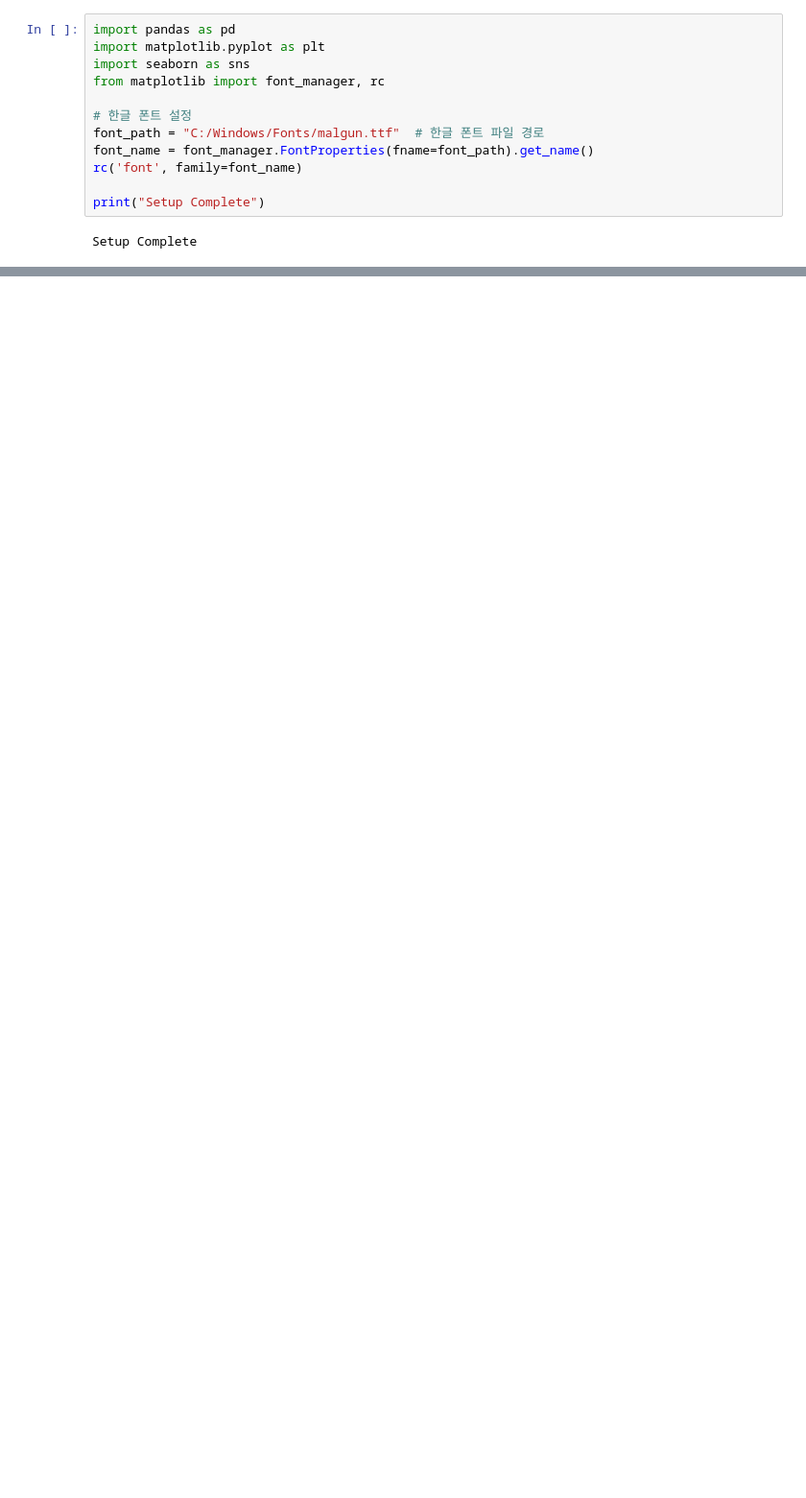
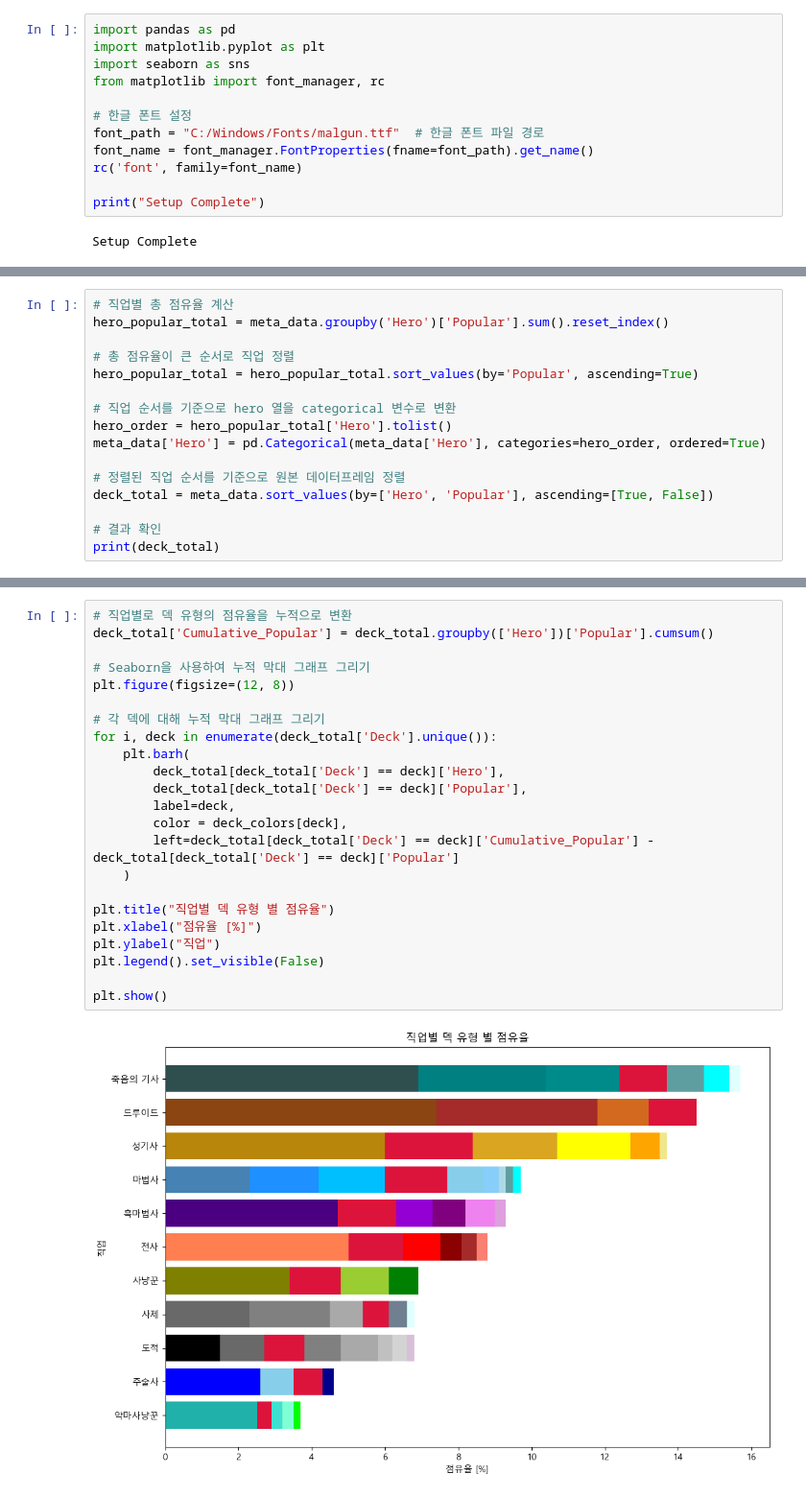
Before and after one commit to tlthr764/codingon_project_03, a Jupyter notebook: graph_meta.ipynb, the cells around one changed output, grey strips where cells are left out. Shown at 96% size. Saved outputs shown, nothing was run; the diff lists cells and outputs as text; blank space fills up the shorter version.

```diff
--- a/graph_meta.ipynb
+++ b/graph_meta.ipynb
@@ -25,0 +80,16 @@ meta_data.head()
+# %%
+# 직업별 총 점유율 계산
+hero_popular_total = meta_data.groupby('Hero')['Popular'].sum().reset_index()
+
+# 총 점유율이 큰 순서로 직업 정렬
+hero_popular_total = hero_popular_total.sort_values(by='Popular', ascending=True)
+
+# 직업 순서를 기준으로 hero 열을 categorical 변수로 변환
+hero_order = hero_popular_total['Hero'].tolist()
+meta_data['Hero'] = pd.Categorical(meta_data['Hero'], categories=hero_order, ordered=True)
+
+# 정렬된 직업 순서를 기준으로 원본 데이터프레임 정렬
+deck_total = meta_data.sort_values(by=['Hero', 'Popular'], ascending=[True, False])
+
+# 결과 확인
+print(deck_total)
@@ -25,0 +171,25 @@ meta_data.head()
+# %%
+# 직업별로 덱 유형의 점유율을 누적으로 변환
+deck_total['Cumulative_Popular'] = deck_total.groupby(['Hero'])['Popular'].cumsum()
+
+# Seaborn을 사용하여 누적 막대 그래프 그리기
+plt.figure(figsize=(12, 8))
+
+# 각 덱에 대해 누적 막대 그래프 그리기
+for i, deck in enumerate(deck_total['Deck'].unique()):
+    plt.barh(
+        deck_total[deck_total['Deck'] == deck]['Hero'],
+        deck_total[deck_total['Deck'] == deck]['Popular'],
+        label=deck,
+        color = deck_colors[deck],
+        left=deck_total[deck_total['Deck'] == deck]['Cumulative_Popular'] - deck_total[deck_total['Deck'] == deck]['Popular']
+    )
+
+plt.title("직업별 덱 유형 별 점유율")
+plt.xlabel("점유율 [%]")
+plt.ylabel("직업")
+plt.legend().set_visible(False)
+
+plt.show()
+# %% [output]
+[figure, added]
```
Also changed, not shown: parts of 5 cells of this notebook, 7 other files.
